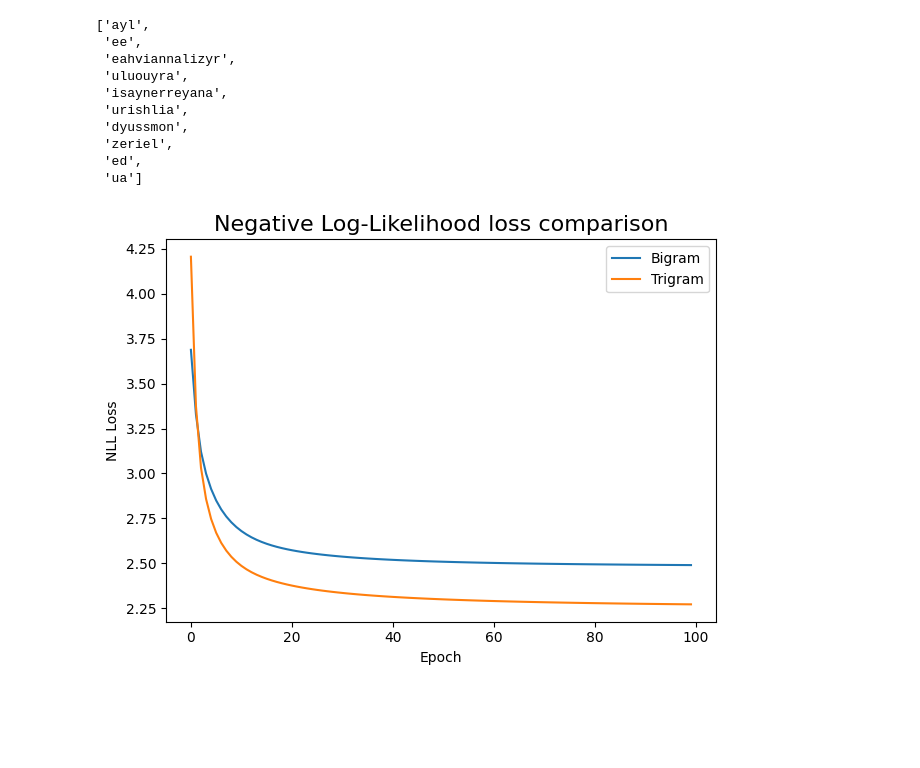
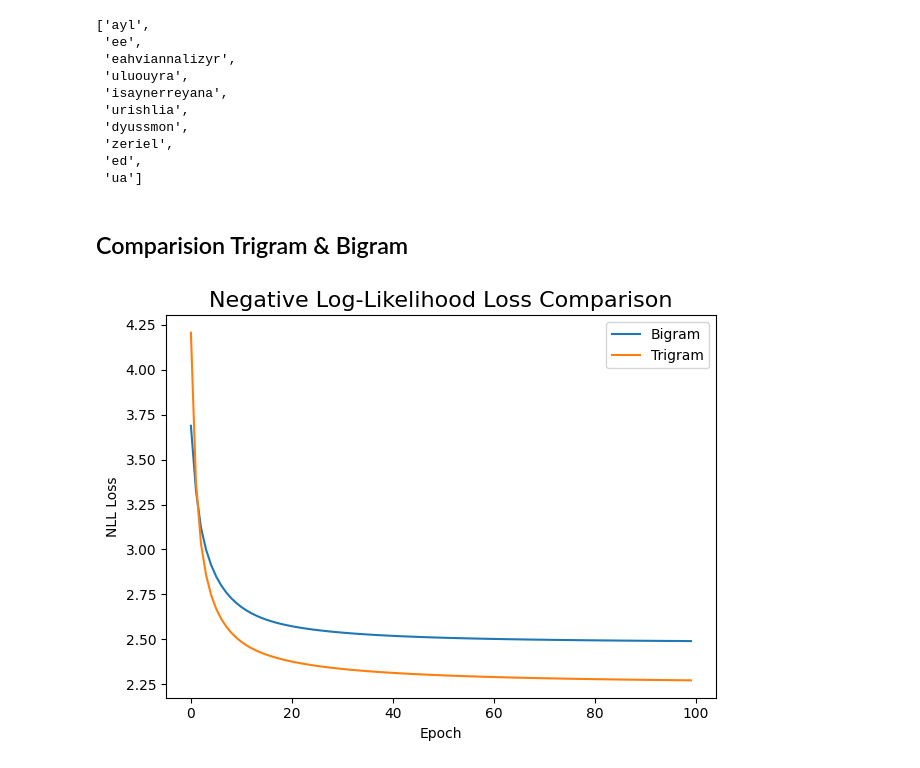
Before and after one commit to yyigitturan/karpathy-zero-to-hero-nn-llm, a Jupyter notebook: 02- bigrams/makemore_part1_bigrams.ipynb, the cells around one changed output. Cells and saved outputs as stored; diff of their text form; code cells hidden in the pictures; blank space fills up the shorter version.

```diff
--- a/02- bigrams/makemore_part1_bigrams.ipynb
+++ b/02- bigrams/makemore_part1_bigrams.ipynb
@@ -270,21 +270,23 @@ trigram_model.generate_sample(num_examples=10, itos=itos)
  'zeriel',
  'ed',
  'ua']
+# %% [markdown]
+## Comparision Trigram & Bigram
 # %%
 # Losses obtained during training bigram/trigram models
 loss_histories = {
     "Bigram": bigram_model.history.values(),
     "Trigram": trigram_model.history.values(),
 }
 
 comparison_df = pd.DataFrame(loss_histories)
 
 # Plotting the comparison
 comparison_df.plot()
 plt.xlabel("Epoch")
 plt.ylabel("NLL Loss")
-plt.title("Negative Log-Likelihood loss comparison", fontsize=16)
+plt.title("Negative Log-Likelihood Loss Comparison", fontsize=16)
 plt.tight_layout()
 plt.show()
 # %% [output]
-[figure, old version]
+[figure, new version]
```
